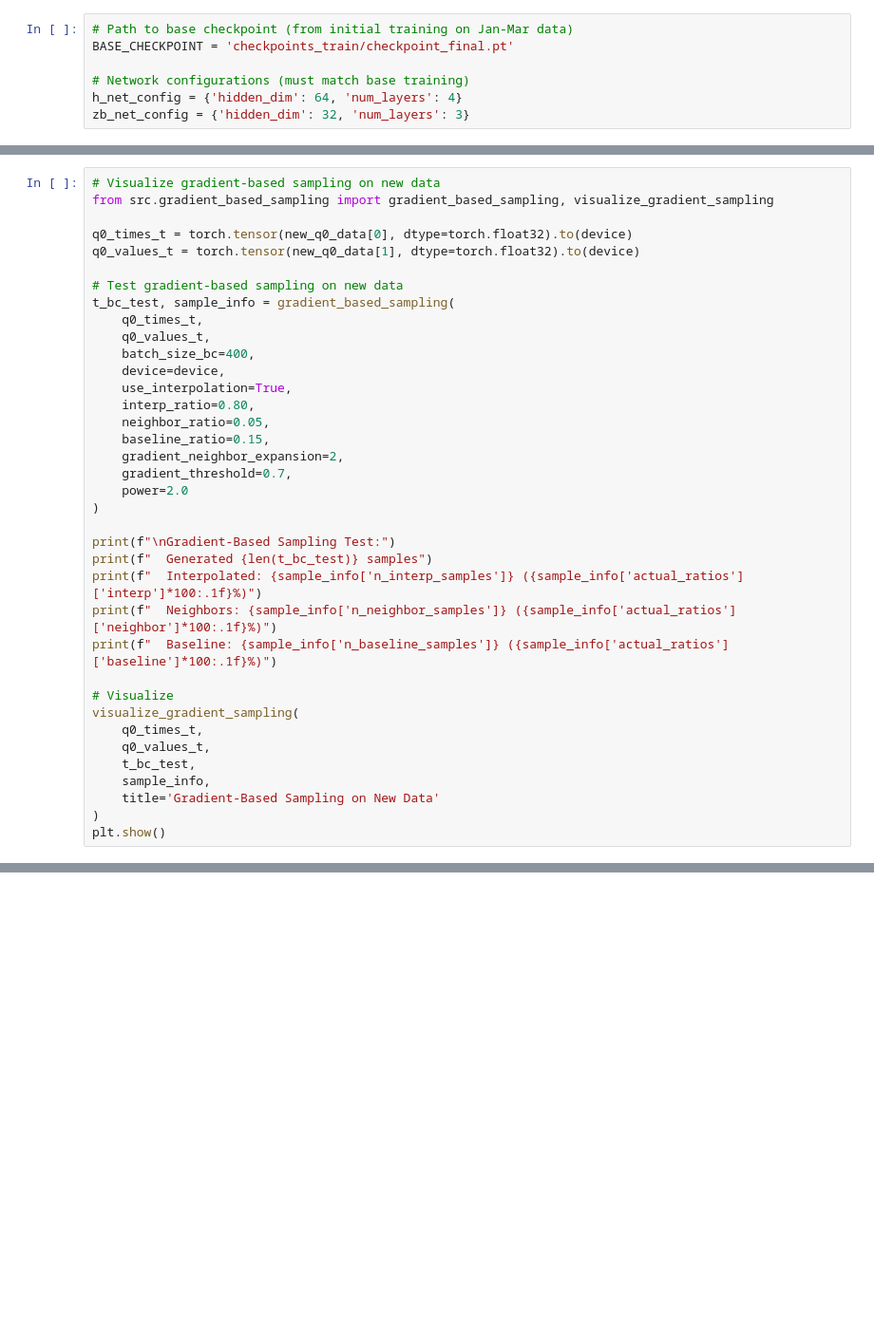
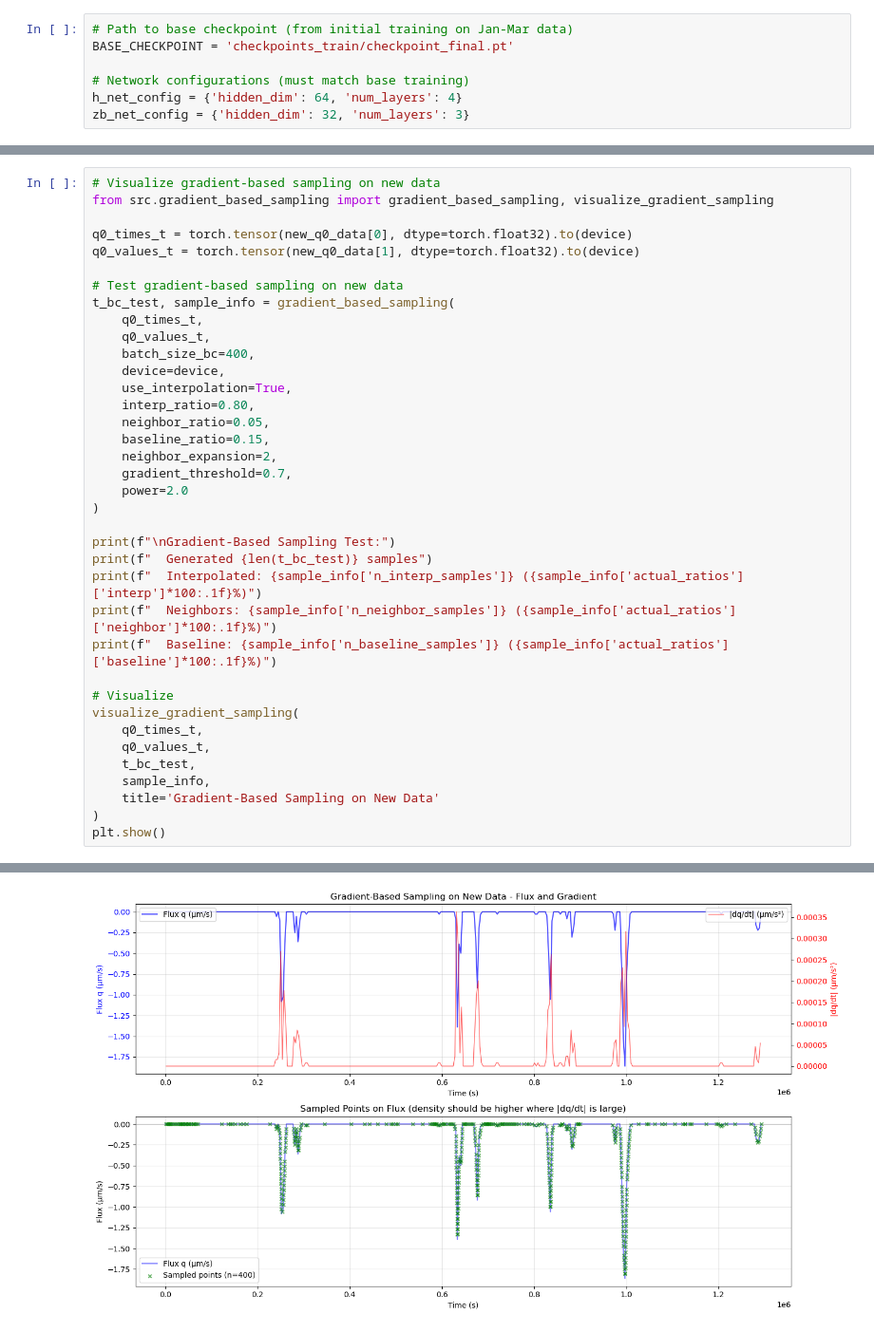
Before and after one commit to WqgJing/SMAP-Recharge-Flux, a Jupyter notebook: notebooks/finetune_example.ipynb, the cells around one changed output, grey strips where cells are left out. Shown: that part at 95% size. Drawn from its saved outputs; the diff is of its cells as text; blank space fills up the shorter version.

Commit message:
upgrade fine tune code using gradient based sampling

```diff
--- a/notebooks/finetune_example.ipynb
+++ b/notebooks/finetune_example.ipynb
@@ -119,7 +124,7 @@ t_bc_test, sample_info = gradient_based_sampling(
     interp_ratio=0.80,
     neighbor_ratio=0.05,
     baseline_ratio=0.15,
-    gradient_neighbor_expansion=2,
+    neighbor_expansion=2,
     gradient_threshold=0.7,
     power=2.0
 )
@@ -139,3 +144,4 @@ visualize_gradient_sampling(
     title='Gradient-Based Sampling on New Data'
 )
 plt.show()
+# %% [output]
@@ -142,3 +153,4 @@ plt.show()
+[figure, added]
 # %%
 from src.train_loop import finetune_pinn
 
```
Also changed, not shown: parts of 7 cells of this notebook, 1 other file.
